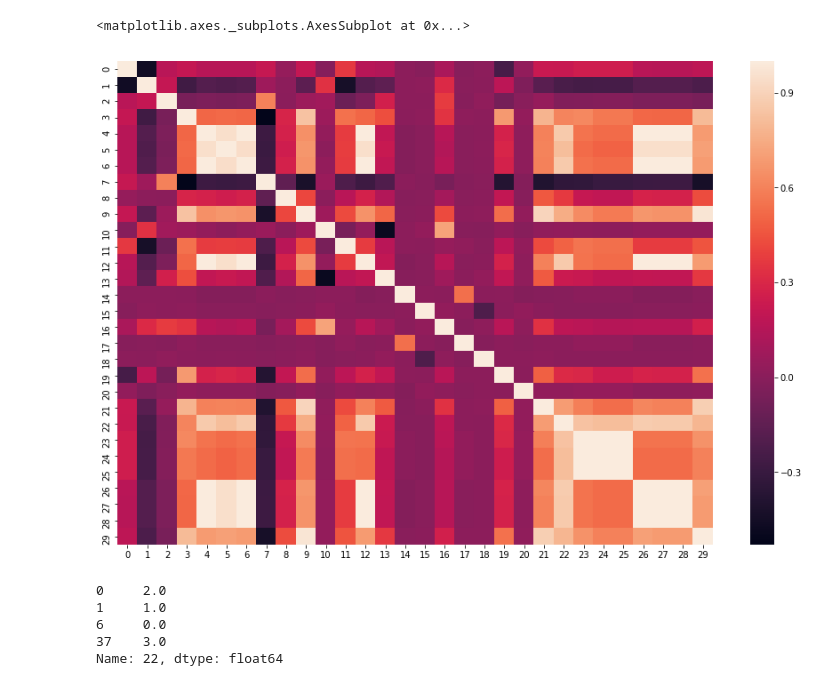
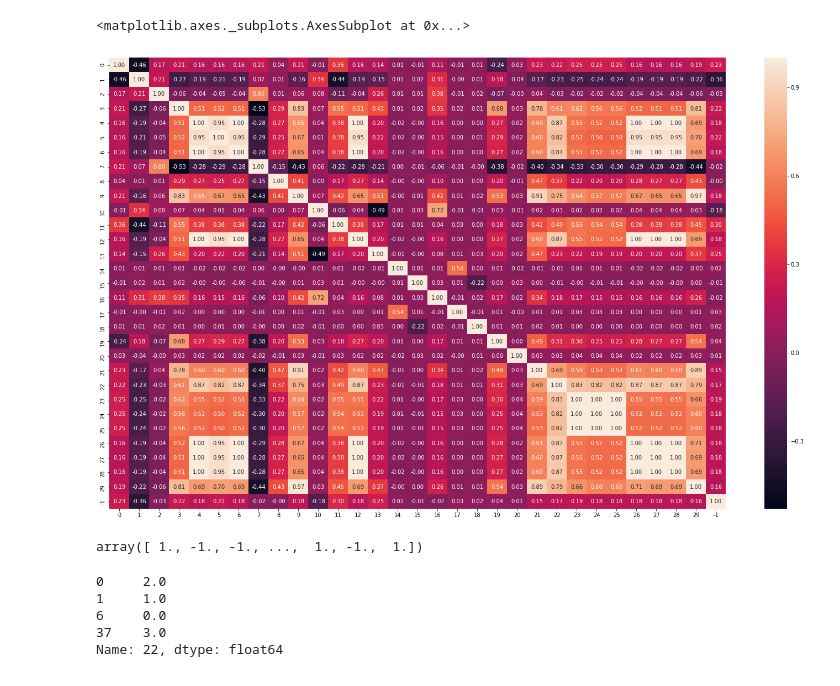
Before and after one commit to AntB95/ML, a Jupyter notebook: Project 1/Project_1_clean.ipynb, the cells around one changed output. Cells and saved outputs as stored; diff of their text form; code cells hidden in the pictures.

```diff
--- a/Project 1/Project_1_clean.ipynb
+++ b/Project 1/Project_1_clean.ipynb
@@ -12,15 +12,20 @@ test_set = load_csv_data('/Users/bedanian/Desktop/Machine Learning/Project 1/tes
 # %%
 # calculate the correlation matrix
 x_train = train_set[1]
 y_train = train_set[0]
 df = pd.DataFrame(x_train)
+df[-1] = y_train
 corr = df.corr()
 # plot the heatmap
-plt.figure(1, figsize = (15, 10))
-sns.heatmap(corr, xticklabels = corr.columns, yticklabels = corr.columns)
+plt.figure(1, figsize = (25, 15))
+sns.heatmap(corr, xticklabels = corr.columns, yticklabels = corr.columns, annot=True, fmt=".2f")
 # %% [output]
 <matplotlib.axes._subplots.AxesSubplot at 0x...>
-[figure, old version]
+[figure, new version]
+# %%
+y_train
+# %% [output]
+array([ 1., -1., -1., ...,  1., -1.,  1.])
 # %%
 print(df[22].drop_duplicates())
 # %% [output]
```
Also changed, not shown: parts of 8 cells of this notebook, 3 other files.
